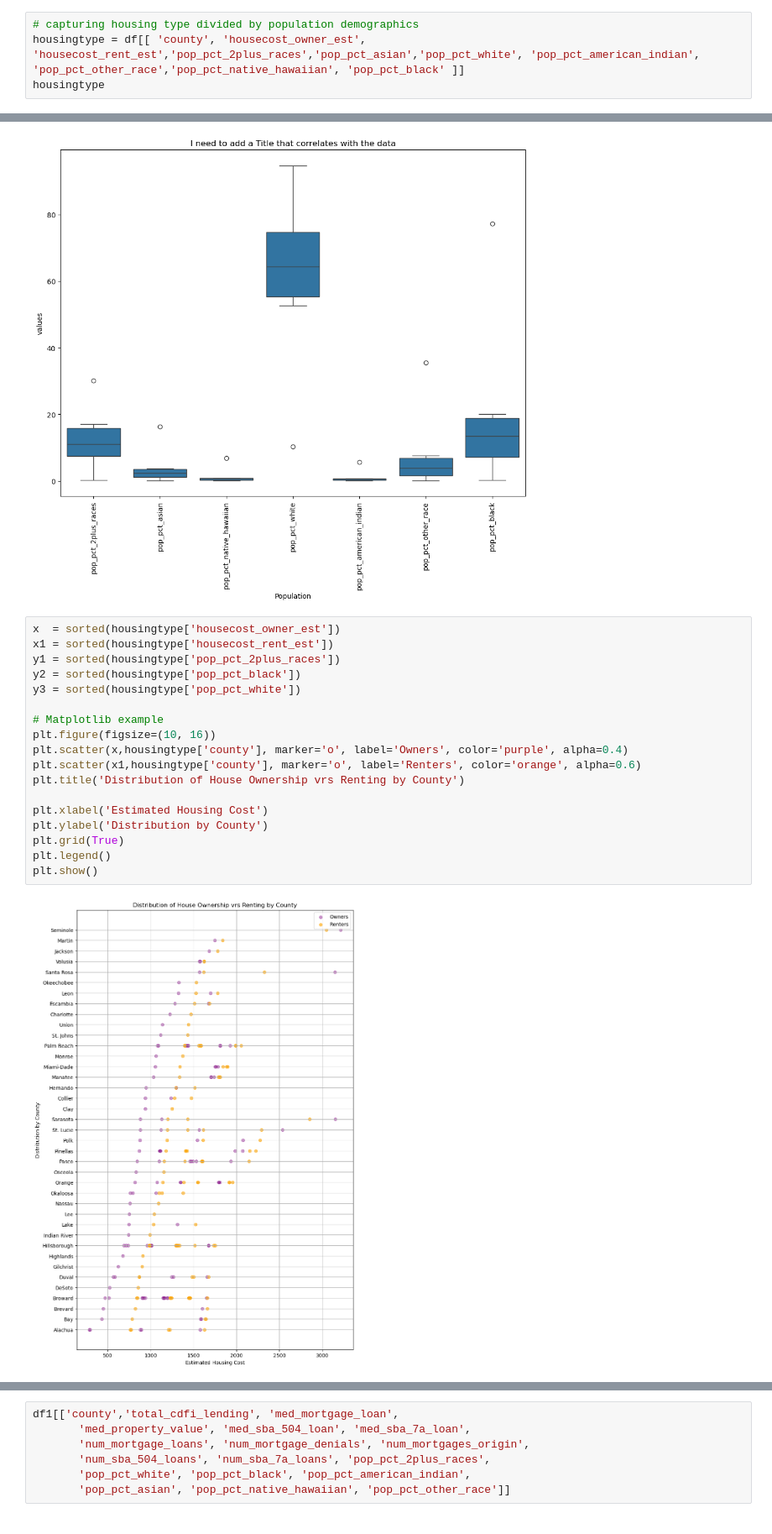
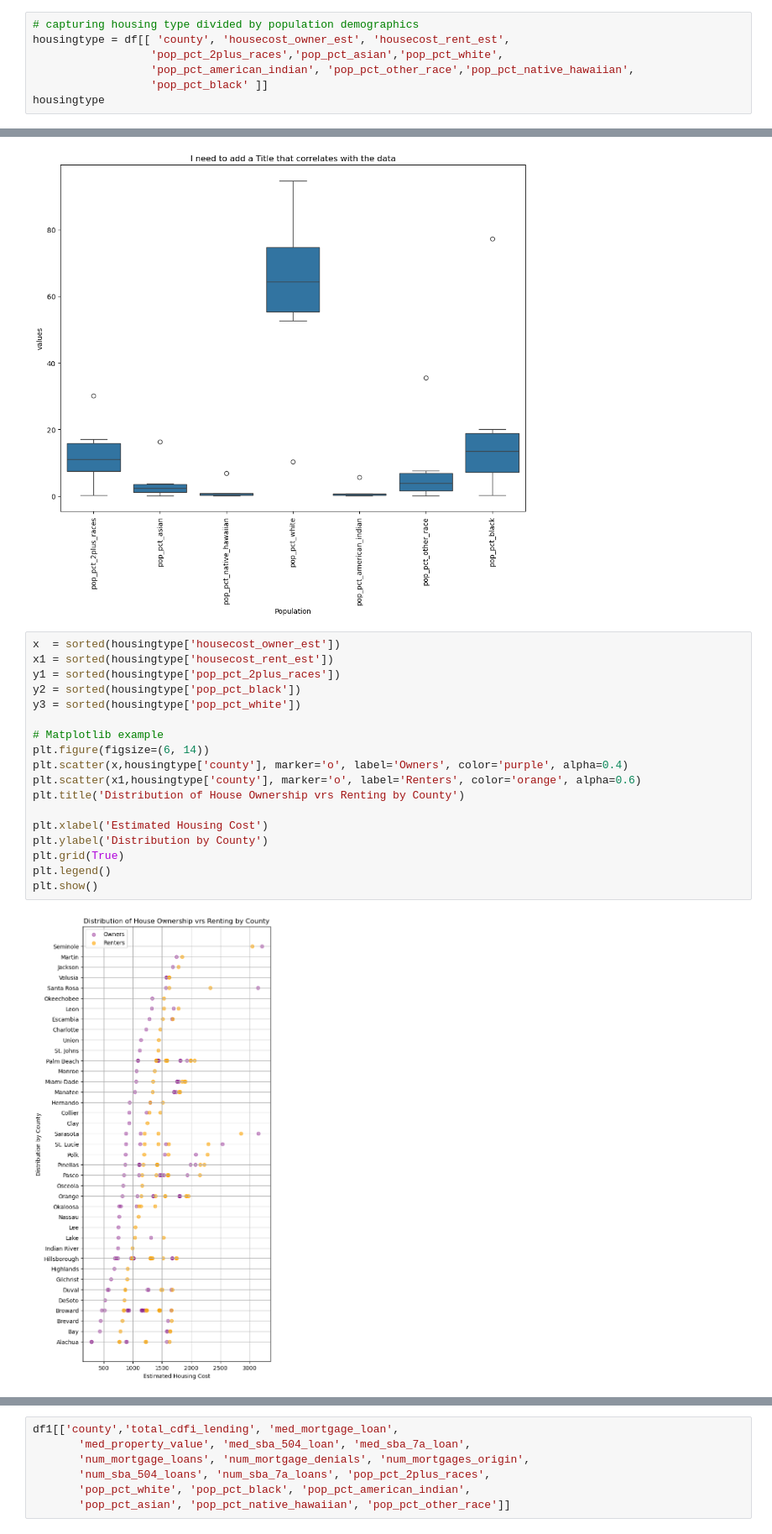
Before and after one commit to datakind/datakit-housing-fall-2024, a Jupyter notebook: challenge-1/challenge1_WCVE/Datakit_Housing_FL_Simple_EDA_WCVE.ipynb, the cells around one changed output, grey strips where cells are left out. Shown at 84% size. Saved outputs shown, nothing was run; the diff lists cells and outputs as text.

```diff
--- a/challenge-1/challenge1_WCVE/Datakit_Housing_FL_Simple_EDA_WCVE.ipynb
+++ b/challenge-1/challenge1_WCVE/Datakit_Housing_FL_Simple_EDA_WCVE.ipynb
@@ -379,7 +620,10 @@ plt.show()
 ### Only Housing Data by Demographics
 # %%
 # capturing housing type divided by population demographics
-housingtype = df[[ 'county', 'housecost_owner_est', 'housecost_rent_est','pop_pct_2plus_races','pop_pct_asian','pop_pct_white', 'pop_pct_american_indian', 'pop_pct_other_race','pop_pct_native_hawaiian', 'pop_pct_black' ]]
+housingtype = df[[ 'county', 'housecost_owner_est', 'housecost_rent_est',
+                  'pop_pct_2plus_races','pop_pct_asian','pop_pct_white',
+                  'pop_pct_american_indian', 'pop_pct_other_race','pop_pct_native_hawaiian',
+                  'pop_pct_black' ]]
 housingtype
 # %% [output]
 |  | county | housecost_owner_est | housecost_rent_est | pop_pct_2plus_races | pop_pct_asian | pop_pct_white | ... |
@@ -472,22 +716,22 @@ plt.show()
 # %%
 x  = sorted(housingtype['housecost_owner_est'])
 x1 = sorted(housingtype['housecost_rent_est'])
 y1 = sorted(housingtype['pop_pct_2plus_races'])
 y2 = sorted(housingtype['pop_pct_black'])
 y3 = sorted(housingtype['pop_pct_white'])
 
 # Matplotlib example
-plt.figure(figsize=(10, 16))
+plt.figure(figsize=(6, 14))
 plt.scatter(x,housingtype['county'], marker='o', label='Owners', color='purple', alpha=0.4)
 plt.scatter(x1,housingtype['county'], marker='o', label='Renters', color='orange', alpha=0.6)
 plt.title('Distribution of House Ownership vrs Renting by County')
 
 plt.xlabel('Estimated Housing Cost')
 plt.ylabel('Distribution by County')
 plt.grid(True)
 plt.legend()
 plt.show()
 # %% [output]
-[figure, old version]
+[figure, new version]
 # %%
 # Matplotlib example
```
Also changed, not shown: parts of 15 cells of this notebook.
